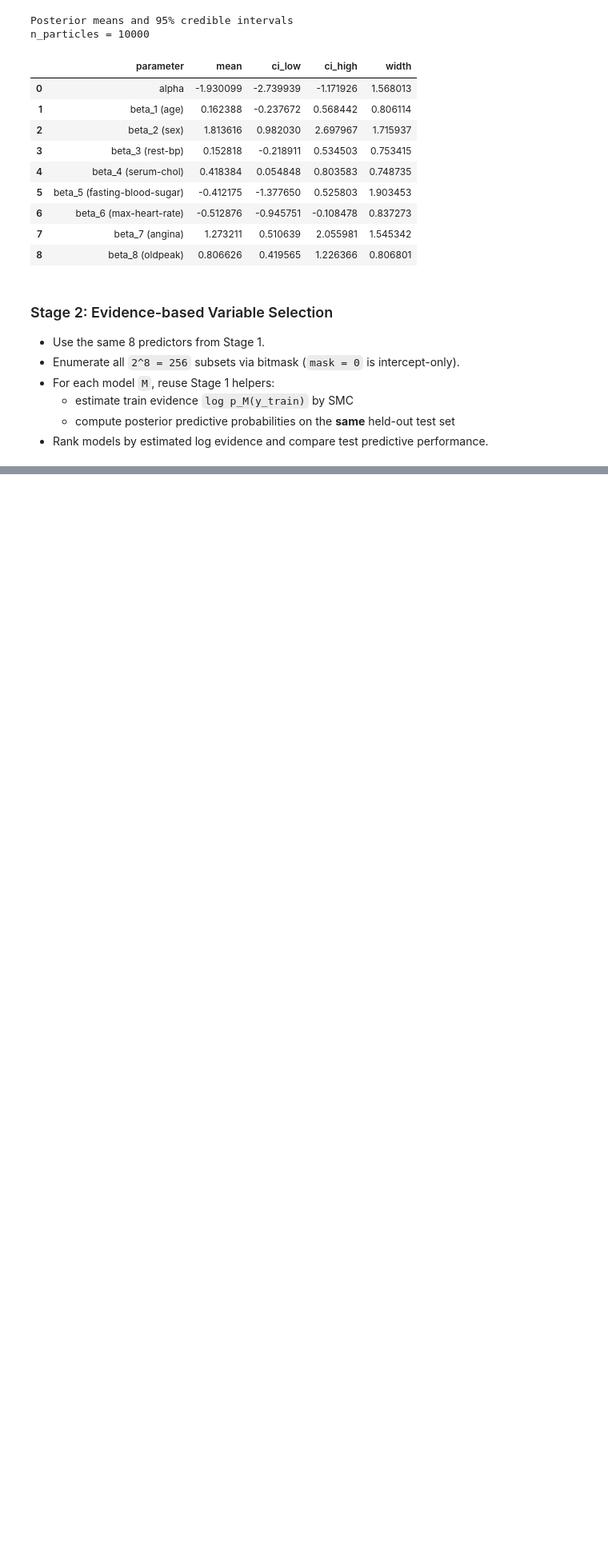
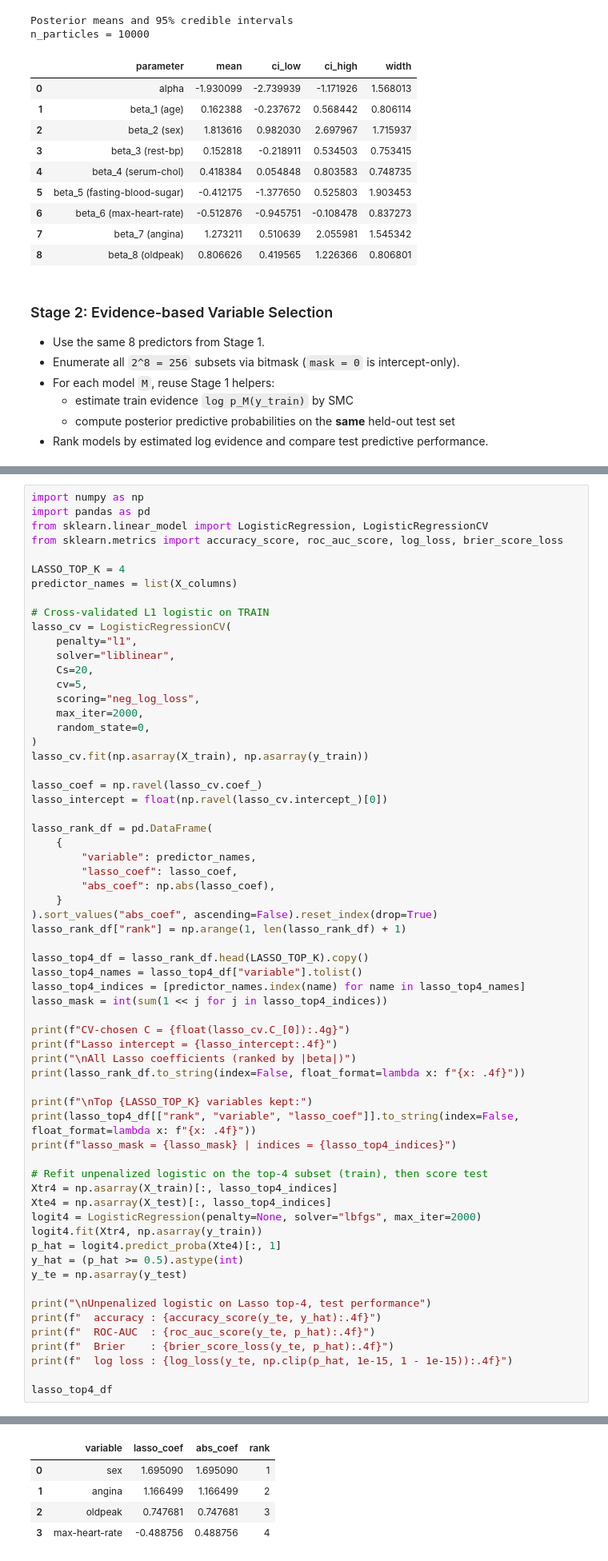
Before and after one commit to saobangmath/MiniProject-PhD-, a Jupyter notebook: MCMC/model-selection.ipynb, the cells around one changed output, grey strips where cells are left out. Shown at 80% size. Saved outputs shown, nothing was run; the diff lists cells and outputs as text; blank space fills up the shorter version.

Commit message:
add stage 3: different search + lasso

```diff
--- a/MCMC/model-selection.ipynb
+++ b/MCMC/model-selection.ipynb
@@ -786,0 +911,64 @@ This is very useful for the case where there are lots of parameters options.
+# %%
+import numpy as np
+import pandas as pd
+from sklearn.linear_model import LogisticRegression, LogisticRegressionCV
+from sklearn.metrics import accuracy_score, roc_auc_score, log_loss, brier_score_loss
+
+LASSO_TOP_K = 4
+predictor_names = list(X_columns)
+
+# Cross-validated L1 logistic on TRAIN
+lasso_cv = LogisticRegressionCV(
+    penalty="l1",
+    solver="liblinear",
+    Cs=20,
+    cv=5,
+    scoring="neg_log_loss",
+    max_iter=2000,
+    random_state=0,
+)
+lasso_cv.fit(np.asarray(X_train), np.asarray(y_train))
+
+lasso_coef = np.ravel(lasso_cv.coef_)
+lasso_intercept = float(np.ravel(lasso_cv.intercept_)[0])
+
+lasso_rank_df = pd.DataFrame(
+    {
+        "variable": predictor_names,
+        "lasso_coef": lasso_coef,
+        "abs_coef": np.abs(lasso_coef),
+    }
+).sort_values("abs_coef", ascending=False).reset_index(drop=True)
+lasso_rank_df["rank"] = np.arange(1, len(lasso_rank_df) + 1)
+
+lasso_top4_df = lasso_rank_df.head(LASSO_TOP_K).copy()
+lasso_top4_names = lasso_top4_df["variable"].tolist()
+lasso_top4_indices = [predictor_names.index(name) for name in lasso_top4_names]
+lasso_mask = int(sum(1 << j for j in lasso_top4_indices))
+
+print(f"CV-chosen C = {float(lasso_cv.C_[0]):.4g}")
+print(f"Lasso intercept = {lasso_intercept:.4f}")
+print("\nAll Lasso coefficients (ranked by |beta|)")
+print(lasso_rank_df.to_string(index=False, float_format=lambda x: f"{x: .4f}"))
+
+print(f"\nTop {LASSO_TOP_K} variables kept:")
+print(lasso_top4_df[["rank", "variable", "lasso_coef"]].to_string(index=False, float_format=lambda x: f"{x: .4f}"))
+print(f"lasso_mask = {lasso_mask} | indices = {lasso_top4_indices}")
+
+# Refit unpenalized logistic on the top-4 subset (train), then score test
+Xtr4 = np.asarray(X_train)[:, lasso_top4_indices]
+Xte4 = np.asarray(X_test)[:, lasso_top4_indices]
+logit4 = LogisticRegression(penalty=None, solver="lbfgs", max_iter=2000)
+logit4.fit(Xtr4, np.asarray(y_train))
+p_hat = logit4.predict_proba(Xte4)[:, 1]
+y_hat = (p_hat >= 0.5).astype(int)
+y_te = np.asarray(y_test)
+
+print("\nUnpenalized logistic on Lasso top-4, test performance")
+print(f"  accuracy : {accuracy_score(y_te, y_hat):.4f}")
+print(f"  ROC-AUC  : {roc_auc_score(y_te, p_hat):.4f}")
+print(f"  Brier    : {brier_score_loss(y_te, p_hat):.4f}")
+print(f"  log loss : {log_loss(y_te, np.clip(p_hat, 1e-15, 1 - 1e-15)):.4f}")
+
+lasso_top4_df
+# %% [output]
@@ -786,0 +992,5 @@ This is very useful for the case where there are lots of parameters options.
+|  | variable | lasso_coef | abs_coef | rank |
+| 0 | sex | 1.695090 | 1.695090 | 1 |
+| 1 | angina | 1.166499 | 1.166499 | 2 |
+| 2 | oldpeak | 0.747681 | 0.747681 | 3 |
+| 3 | max-heart-rate | -0.488756 | 0.488756 | 4 |
```
Also changed, not shown: parts of 15 cells of this notebook, 3 other files.
